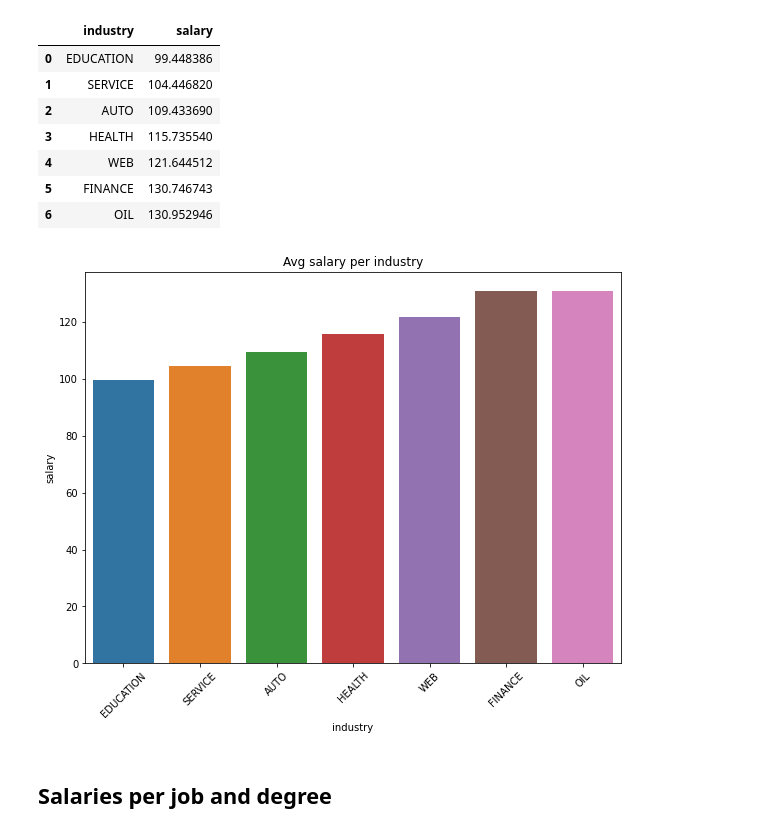
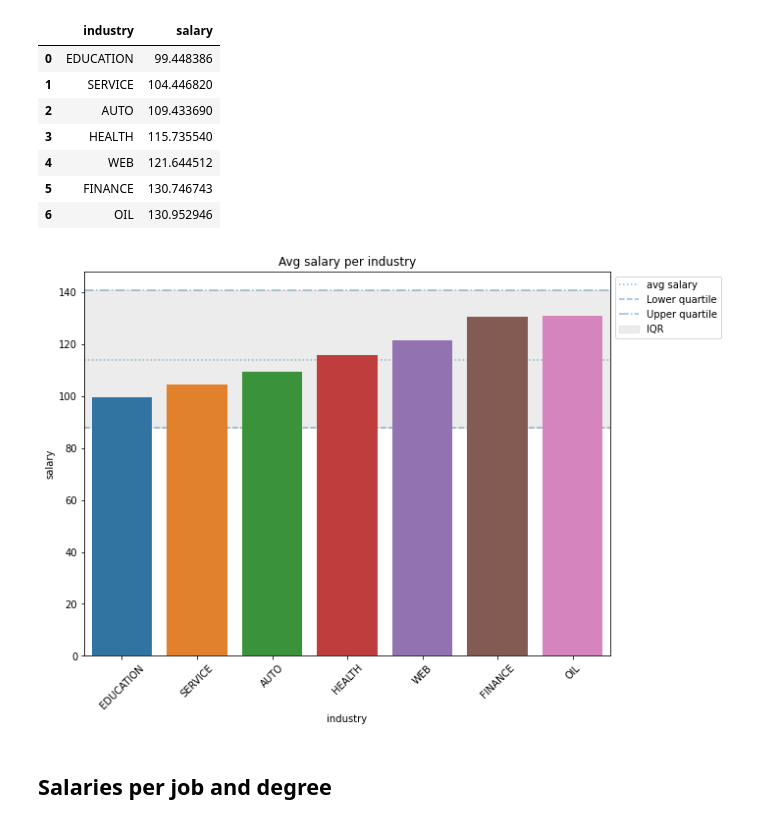
Before and after one commit to scottwiles/salary_prediction, a Jupyter notebook: notebooks/salary_prediction_eda.ipynb, the cells around one changed output. Cells and saved outputs as stored; diff of their text form; code cells hidden in the pictures.

```diff
--- a/notebooks/salary_prediction_eda.ipynb
+++ b/notebooks/salary_prediction_eda.ipynb
@@ -142,6 +158,8 @@ salaries_all.head()
 | 2 | JOB1362684407689 | COMP52 | VICE_PRESIDENT | DOCTORAL | PHYSICS | HEALTH | 10 | 38 | ... |
 | 3 | JOB1362684407690 | COMP38 | MANAGER | DOCTORAL | CHEMISTRY | AUTO | 8 | 17 | ... |
 | 4 | JOB1362684407691 | COMP7 | VICE_PRESIDENT | BACHELORS | PHYSICS | FINANCE | 8 | 16 | ... |
+# %%
+salary_stats = PlotStats(salaries_all, 'salary')
 # %% [markdown]
 ### Check duplicates
 # %%
@@ -249,9 +282,10 @@ avg_salary_per_industry
 # %%
 plt.figure()
 salary_per_category_plot('industry', avg_salary_per_industry)
+salary_stats.plot_IQR()
 plt.show()
 # %% [output]
-[figure, old version]
+[figure, new version]
 # %% [markdown]
 ## Salaries per job and degree
 # %%
```
Also changed, not shown: parts of 17 cells of this notebook, 2 other files.
